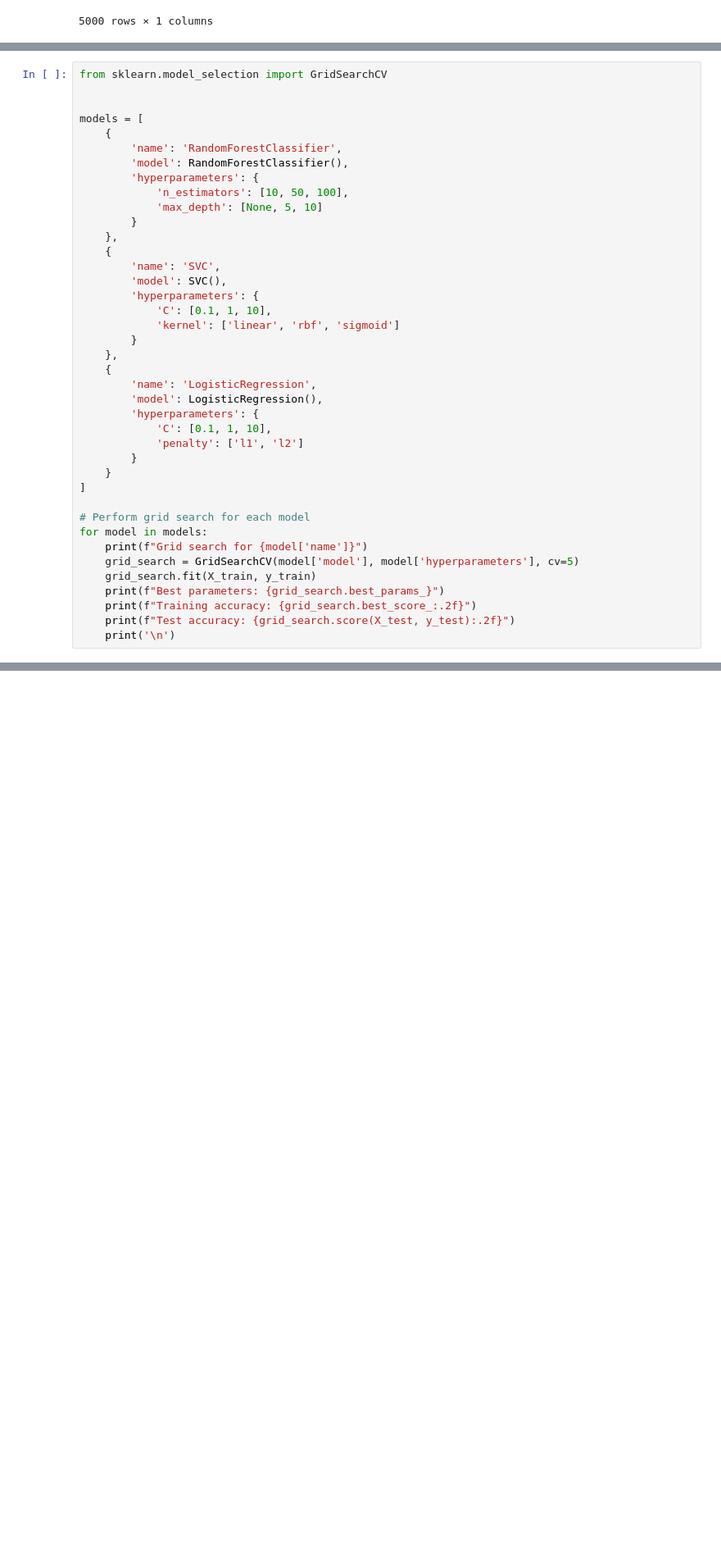
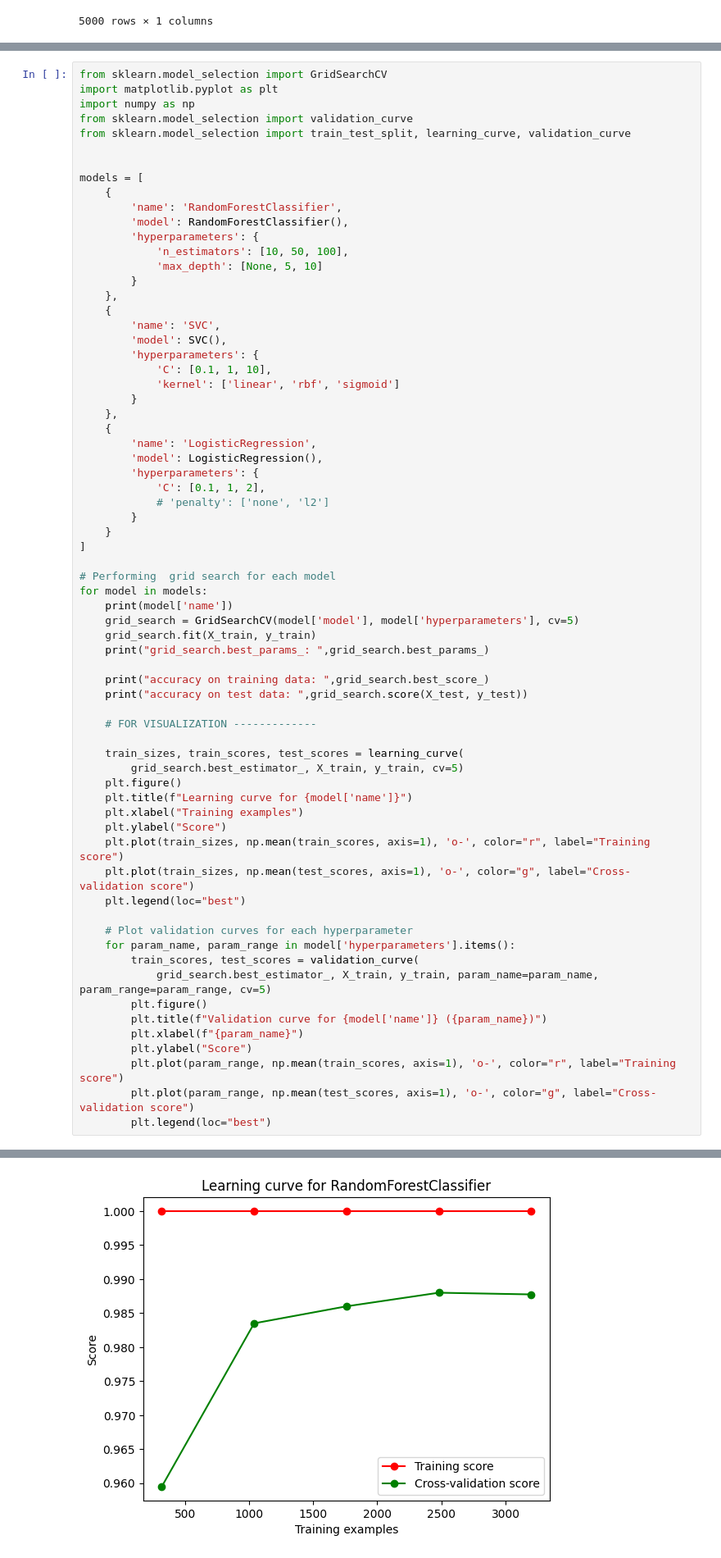
Before and after one commit to mayank1380/assignment_bank, a Jupyter notebook: maybank_assignment.ipynb, the cells around one changed output, grey strips where cells are left out. Shown: that part at 82% size. Cells and saved outputs as stored; diff of their text form; blank space fills up the shorter version.

```diff
--- a/maybank_assignment.ipynb
+++ b/maybank_assignment.ipynb
@@ -198,5 +198,9 @@ from sklearn.pipeline import Pipeline
 # %%
 from sklearn.model_selection import GridSearchCV
+import matplotlib.pyplot as plt
+import numpy as np
+from sklearn.model_selection import validation_curve
+from sklearn.model_selection import train_test_split, learning_curve, validation_curve
 
 
 models = [
@@ -220,19 +224,43 @@ models = [
         'name': 'LogisticRegression',
         'model': LogisticRegression(),
         'hyperparameters': {
-            'C': [0.1, 1, 10],
-            'penalty': ['l1', 'l2']
+            'C': [0.1, 1, 2],
+            # 'penalty': ['none', 'l2']
         }
     }
 ]
 
-# Perform grid search for each model
+# Performing  grid search for each model
 for model in models:
-    print(f"Grid search for {model['name']}")
+    print(model['name'])
     grid_search = GridSearchCV(model['model'], model['hyperparameters'], cv=5)
     grid_search.fit(X_train, y_train)
-    print(f"Best parameters: {grid_search.best_params_}")
-    print(f"Training accuracy: {grid_search.best_score_:.2f}")
-    print(f"Test accuracy: {grid_search.score(X_test, y_test):.2f}")
-    print('\n')
+    print("grid_search.best_params_: ",grid_search.best_params_)
+
+    print("accuracy on training data: ",grid_search.best_score_)
+    print("accuracy on test data: ",grid_search.score(X_test, y_test))
+
+    # FOR VISUALIZATION -------------
+
+    train_sizes, train_scores, test_scores = learning_curve(
+        grid_search.best_estimator_, X_train, y_train, cv=5)
+    plt.figure()
+    plt.title(f"Learning curve for {model['name']}")
+    plt.xlabel("Training examples")
+    plt.ylabel("Score")
+    plt.plot(train_sizes, np.mean(train_scores, axis=1), 'o-', color="r", label="Training score")
+    plt.plot(train_sizes, np.mean(test_scores, axis=1), 'o-', color="g", label="Cross-validation score")
+    plt.legend(loc="best")
+
+    # Plot validation curves for each hyperparameter
+    for param_name, param_range in model['hyperparameters'].items():
+        train_scores, test_scores = validation_curve(
+            grid_search.best_estimator_, X_train, y_train, param_name=param_name, param_range=param_range, cv=5)
+        plt.figure()
+        plt.title(f"Validation curve for {model['name']} ({param_name})")
+        plt.xlabel(f"{param_name}")
+        plt.ylabel("Score")
+        plt.plot(param_range, np.mean(train_scores, axis=1), 'o-', color="r", label="Training score")
+        plt.plot(param_range, np.mean(test_scores, axis=1), 'o-', color="g", label="Cross-validation score")
+        plt.legend(loc="best")
 # %% [output]
@@ -271,0 +283 @@ ValueError: Solver lbfgs supports only 'l2' or 'none' penalties, got l1 penalty.
+[figure, added]
```
Also changed, not shown: parts of 22 cells of this notebook.
